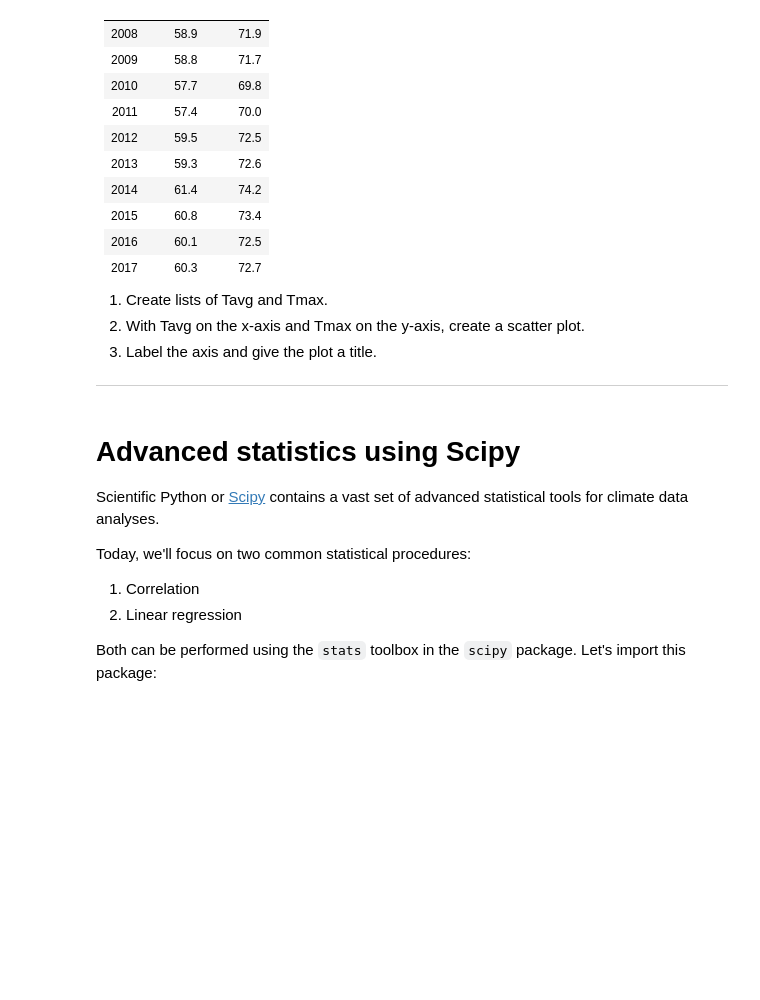
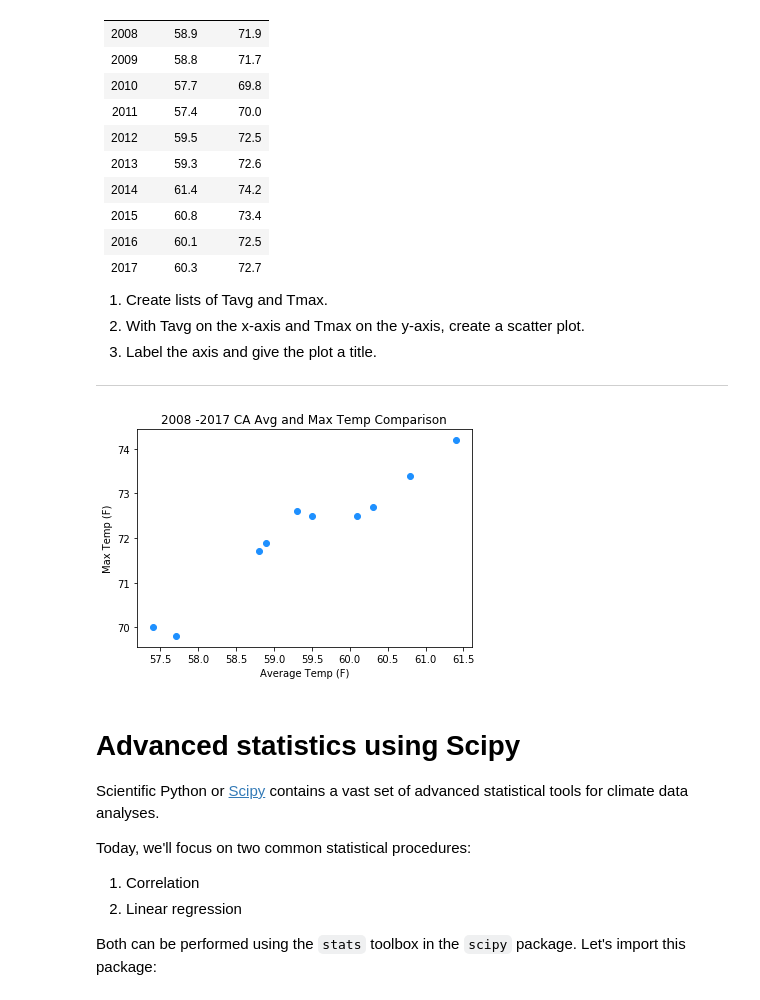
Before and after one commit to neil-berg/AOS51, a Jupyter notebook: AOS51_Fall_2018_#1_KEY.ipynb, the cells around one changed output. Drawn from its saved outputs; the diff is of its cells as text; code cells hidden in the pictures; blank space fills up the shorter version.

```diff
--- a/AOS51_Fall_2018_#1_KEY.ipynb
+++ b/AOS51_Fall_2018_#1_KEY.ipynb
@@ -315,6 +337,17 @@ Create a scatter plot of the following 10-years of California average and maximu
 2. With Tavg on the x-axis and Tmax on the y-axis, create a scatter plot.
 3. Label the axis and give the plot a title.
 ---
+# %%
+tavg = [58.9, 58.8, 57.7, 57.4, 59.5, 59.3, 61.4, 60.8, 60.1, 60.3]
+tmax = [71.9, 71.7, 69.8, 70.0, 72.5, 72.6, 74.2, 73.4, 72.5, 72.7]
+
+plt.scatter(tavg, tmax, color='dodgerblue')
+plt.xlabel('Average Temp (F)')
+plt.ylabel('Max Temp (F)')
+plt.title('2008 -2017 CA Avg and Max Temp Comparison')
+plt.show()
+# %% [output]
+[figure, added]
 # %% [markdown]
 # Advanced statistics using Scipy
 
```
Also changed, not shown: parts of 21 cells of this notebook.
